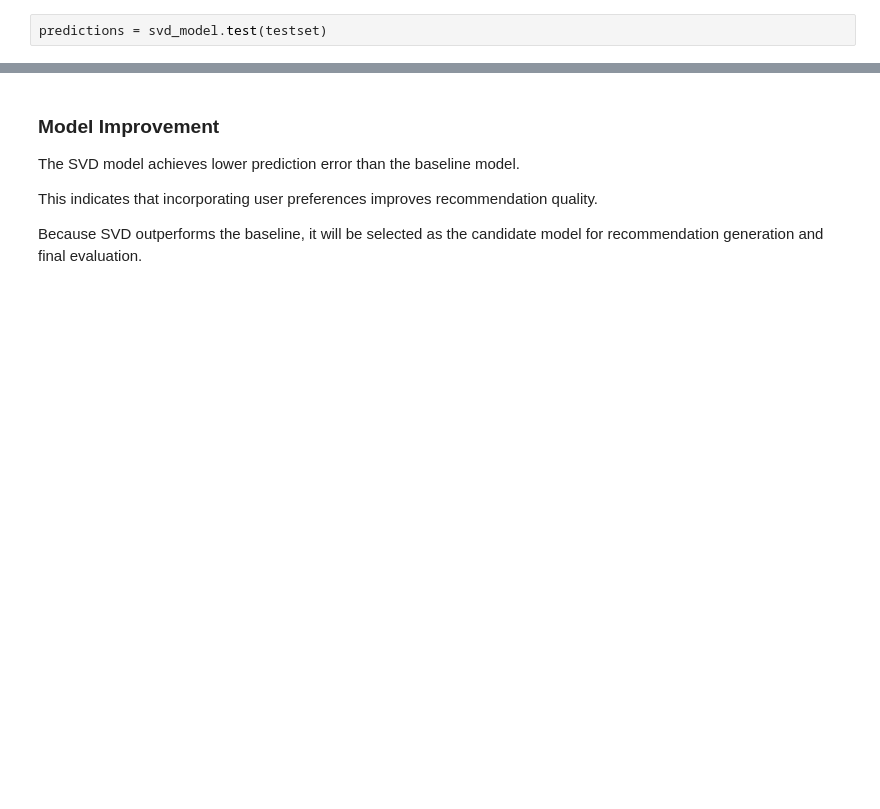
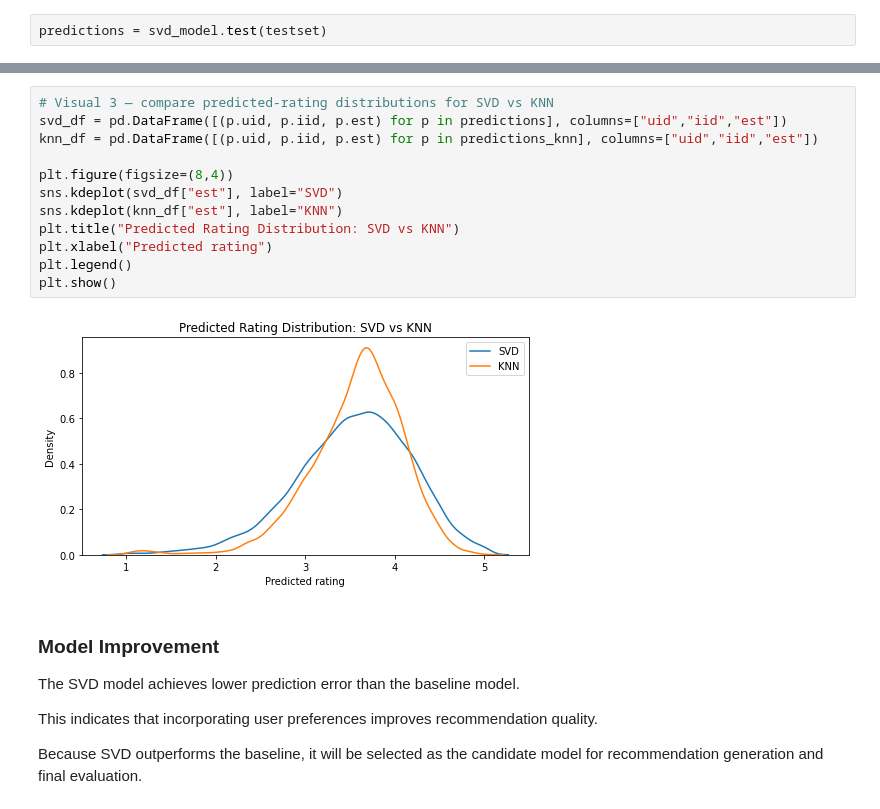
Before and after one commit to tonny001-rgb/movie-recommender-system, a Jupyter notebook: movie final notebook.ipynb, the cells around one changed output, grey strips where cells are left out. Cells and saved outputs as stored; diff of their text form; blank space fills up the shorter version.

```diff
--- a/movie final notebook.ipynb
+++ b/movie final notebook.ipynb
@@ -628,3 +774,17 @@ comparison
+# %%
+# Visual 3 — compare predicted-rating distributions for SVD vs KNN
+svd_df = pd.DataFrame([(p.uid, p.iid, p.est) for p in predictions], columns=["uid","iid","est"])
+knn_df = pd.DataFrame([(p.uid, p.iid, p.est) for p in predictions_knn], columns=["uid","iid","est"])
+
+plt.figure(figsize=(8,4))
+sns.kdeplot(svd_df["est"], label="SVD")
+sns.kdeplot(knn_df["est"], label="KNN")
+plt.title("Predicted Rating Distribution: SVD vs KNN")
+plt.xlabel("Predicted rating")
+plt.legend()
+plt.show()
+# %% [output]
+[figure, added]
 # %% [markdown]
 ### Model Improvement
 
```
Also changed, not shown: parts of 67 cells of this notebook.
